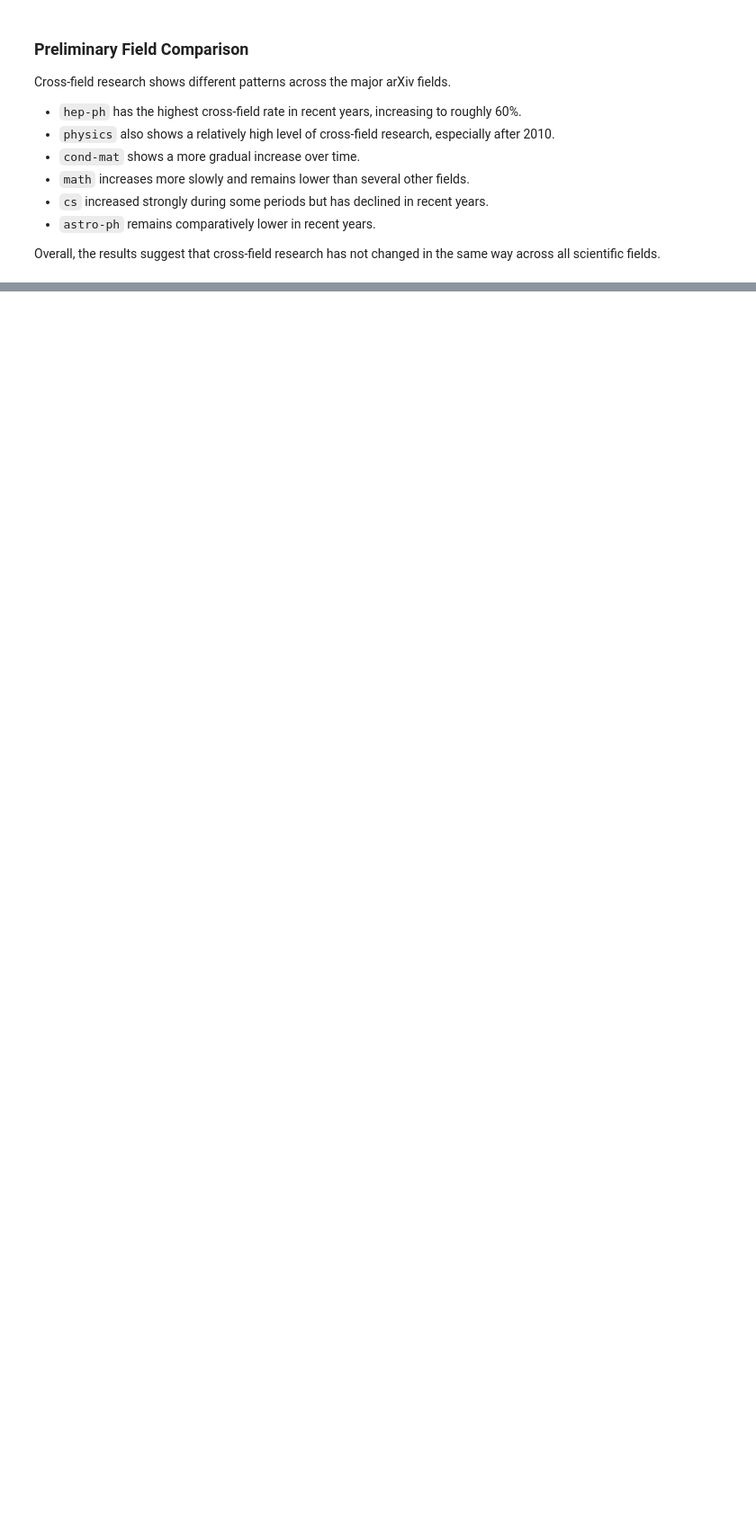
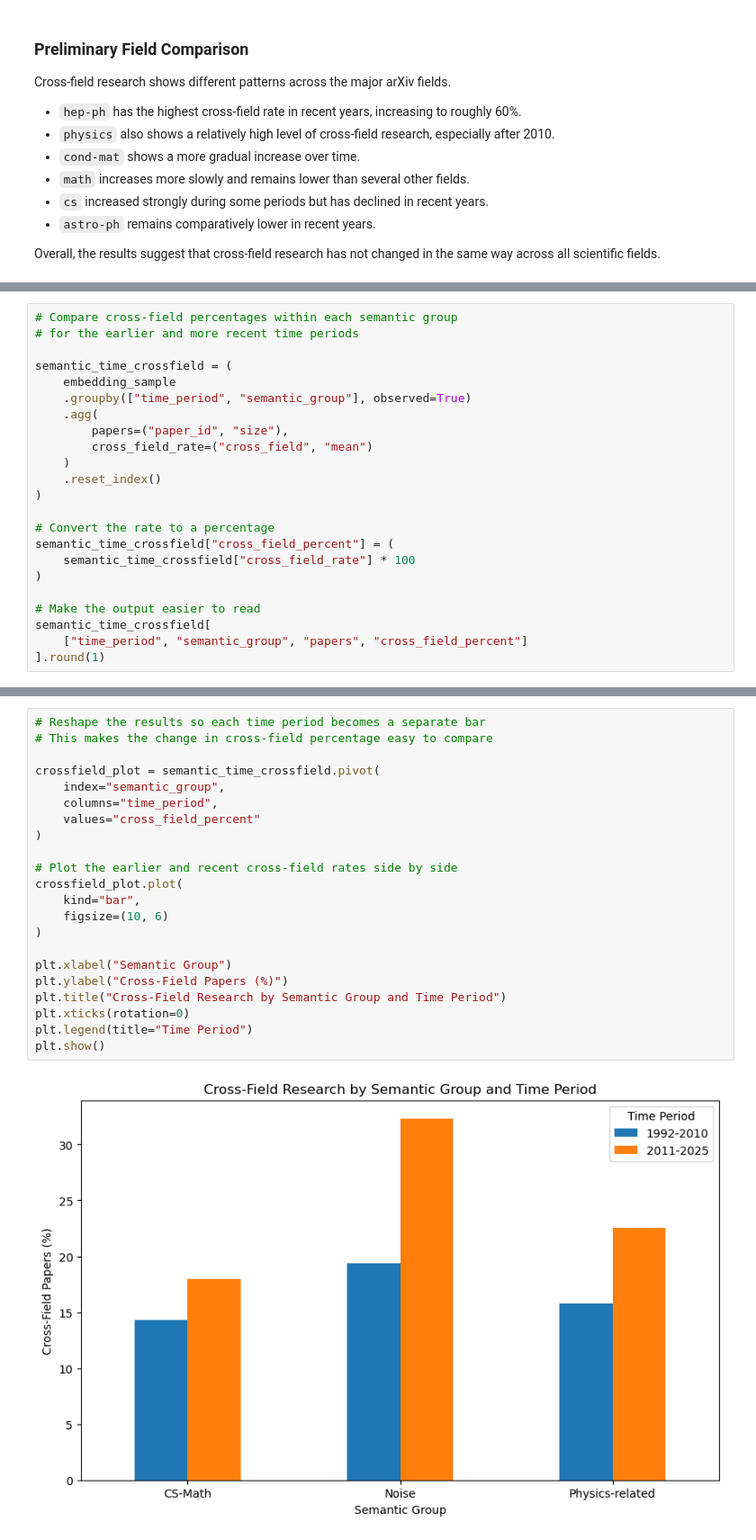
Before and after one commit to csci4491/applied_ds_capstone, a Jupyter notebook: notebooks/2_arxiv_collaboration.ipynb, the cells around one changed output, grey strips where cells are left out. Shown at 90% size. Drawn from its saved outputs; the diff is of its cells as text; blank space fills up the shorter version.

```diff
--- a/notebooks/2_arxiv_collaboration.ipynb
+++ b/notebooks/2_arxiv_collaboration.ipynb
@@ -380,0 +1072,23 @@ Overall, the results suggest that cross-field research has not changed in the sa
+# %%
+# Compare cross-field percentages within each semantic group
+# for the earlier and more recent time periods
+
+semantic_time_crossfield = (
+    embedding_sample
+    .groupby(["time_period", "semantic_group"], observed=True)
+    .agg(
+        papers=("paper_id", "size"),
+        cross_field_rate=("cross_field", "mean")
+    )
+    .reset_index()
+)
+
+# Convert the rate to a percentage
+semantic_time_crossfield["cross_field_percent"] = (
+    semantic_time_crossfield["cross_field_rate"] * 100
+)
+
+# Make the output easier to read
+semantic_time_crossfield[
+    ["time_period", "semantic_group", "papers", "cross_field_percent"]
+].round(1)
@@ -380,0 +1107,24 @@ Overall, the results suggest that cross-field research has not changed in the sa
+# %%
+# Reshape the results so each time period becomes a separate bar
+# This makes the change in cross-field percentage easy to compare
+
+crossfield_plot = semantic_time_crossfield.pivot(
+    index="semantic_group",
+    columns="time_period",
+    values="cross_field_percent"
+)
+
+# Plot the earlier and recent cross-field rates side by side
+crossfield_plot.plot(
+    kind="bar",
+    figsize=(10, 6)
+)
+
+plt.xlabel("Semantic Group")
+plt.ylabel("Cross-Field Papers (%)")
+plt.title("Cross-Field Research by Semantic Group and Time Period")
+plt.xticks(rotation=0)
+plt.legend(title="Time Period")
+plt.show()
+# %% [output]
+[figure, added]
```
Also changed, not shown: parts of 72 cells of this notebook, 1 other file.
